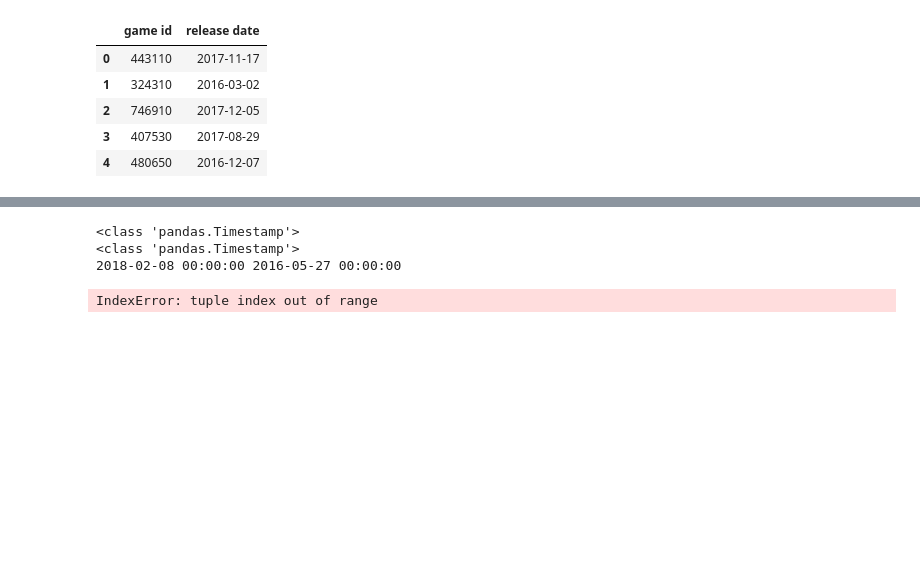
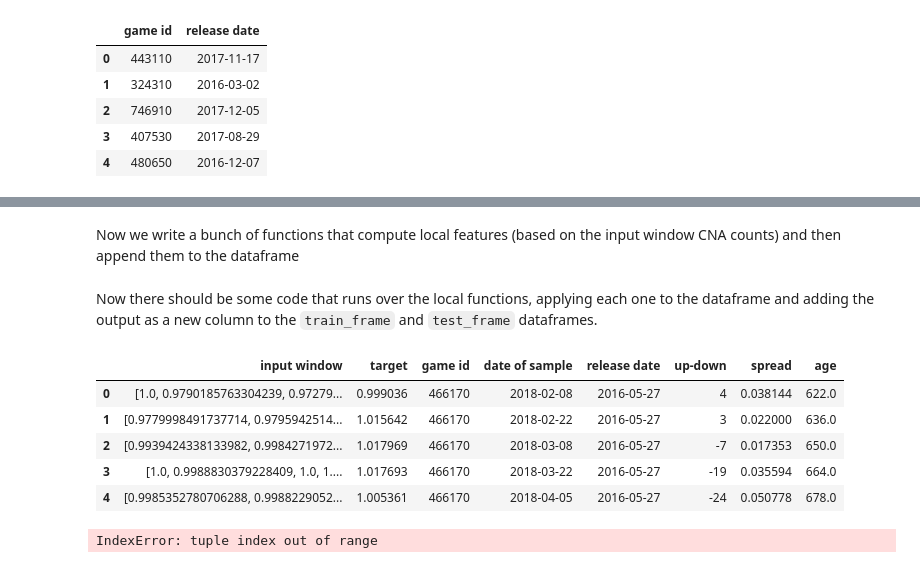
Before and after one commit to su-jai/player_forecasting, a Jupyter notebook: notebooks/playercount_forecasting.ipynb, the cells around one changed output, grey strips where cells are left out. Drawn from its saved outputs; the diff is of its cells as text; code cells hidden in the pictures; blank space fills up the shorter version.

Commit message:
added a loop for creating local features into dataframe

```diff
--- a/notebooks/playercount_forecasting.ipynb
+++ b/notebooks/playercount_forecasting.ipynb
@@ -530,16 +537,14 @@ As an example let's try write the up_down function which counts the number of up
+# %% [markdown]
+Now we write a bunch of functions that compute local features (based on the input window CNA counts) and then append them to the dataframe
 # %%
-# define a dict to hold all the input functions
-local_functions = dict()
-
 # write some input local feature functions
-
+# the functions should all take dataframe rows as inputs
 # function to return input window playercounts
-def input_window(datapt):
-    return datapt[0]
 
 # function to count number of up days and number of down days (or their difference rather)
-def up_down(datapt):
-    counts = datapt[0]
+def up_down(row):
+    # find the input window
+    counts = row["input window"]
     ups = 0
     downs = 0
     for i in range(len(counts) - 1):
@@ -551,31 +556,33 @@ def up_down(datapt):
     return ups - downs
 
 # function to compute spread of points (max - min)
-def spread(datapt):
-    counts = datapt[0]
+def spread(row):
+    counts = row["input window"]
     return max(counts) - min(counts)
 
-# function to compute age of game at time of datapoint
-def age(datapt):
-    id_game = datapt[-2]
-    date_now = datapt[-1]
-    print(type(date_now))
-    release_date = release_dates[id_game]
-    print(type(release_date))
-    print(date_now, release_date)
+# function to compute age of game at time of datapoint in days
+def age(row):
+    return (row["date of sample"] - row["release date"]).days
 
-age(train_points[0])
-
-
-
-
-local_functions["56 day input"] = input_window
-local_functions["up-down"] = up_down
-local_functions["spread"] = spread
+# define a dict to hold all the input functions
+local_functions = {
+    "up-down": up_down,
+    "spread": spread,
+    "age (d)": age}
-# %% [output]
-<class 'pandas.Timestamp'>
-<class 'pandas.Timestamp'>
-2018-02-08 00:00:00 2016-05-27 00:00:00
+# %% [markdown]
+Now there should be some code that runs over the local functions, applying each one to the dataframe and adding the output as a new column to the `train_frame` and `test_frame` dataframes.
+# %%
+for function_name, function in local_functions.items():
+    train_frame[function_name] = train_frame.apply(function, axis=1)
+# %%
+train_frame.head()
+# %% [output]
+|  | input window | target | game id | date of sample | release date | up-down | spread | age |
+| 0 | [1.0, 0.9790185763304239, 0.97279... | 0.999036 | 466170 | 2018-02-08 | 2016-05-27 | 4 | 0.038144 | 622.0 |
+| 1 | [0.9779998491737714, 0.9795942514... | 1.015642 | 466170 | 2018-02-22 | 2016-05-27 | 3 | 0.022000 | 636.0 |
+| 2 | [0.9939424338133982, 0.9984271972... | 1.017969 | 466170 | 2018-03-08 | 2016-05-27 | -7 | 0.017353 | 650.0 |
+| 3 | [1.0, 0.9988830379228409, 1.0, 1.... | 1.017693 | 466170 | 2018-03-22 | 2016-05-27 | -19 | 0.035594 | 664.0 |
+| 4 | [0.9985352780706288, 0.9988229052... | 1.005361 | 466170 | 2018-04-05 | 2016-05-27 | -24 | 0.050778 | 678.0 |
 # %%
 x_train = []
 # %%
```
Also changed, not shown: parts of 3 cells of this notebook.
